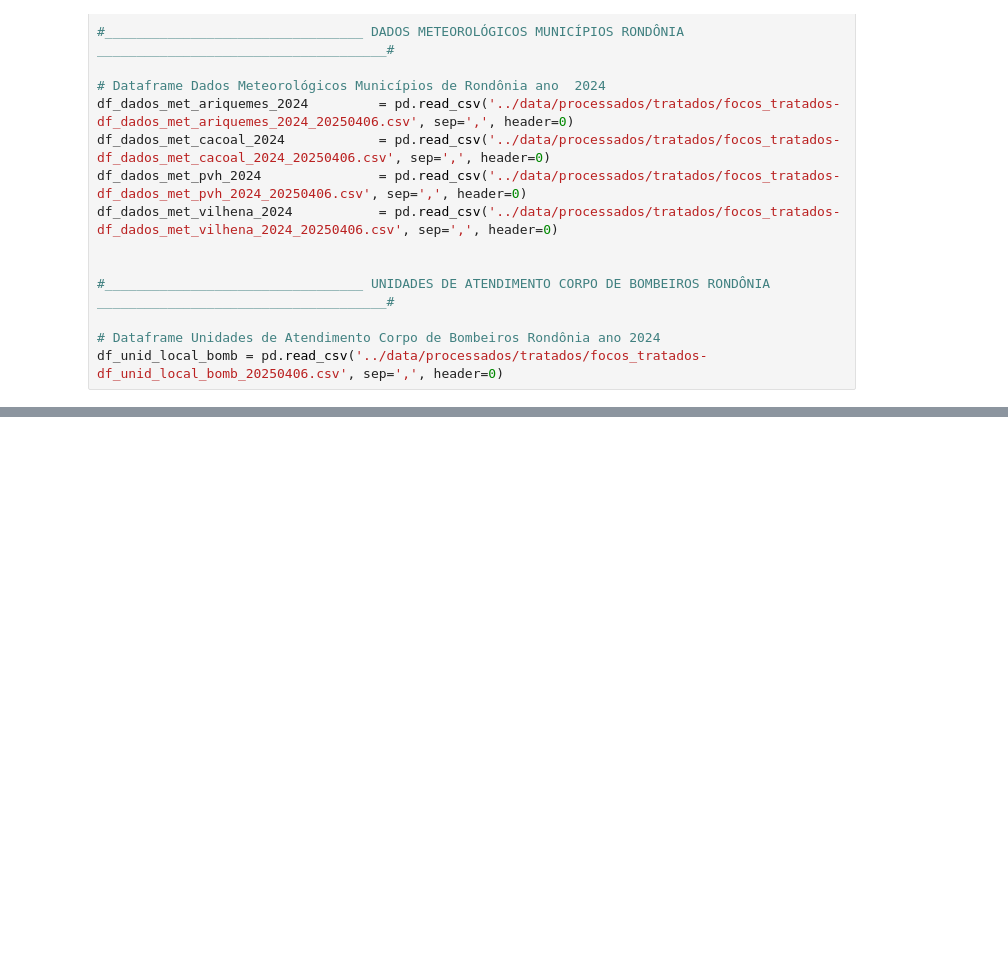
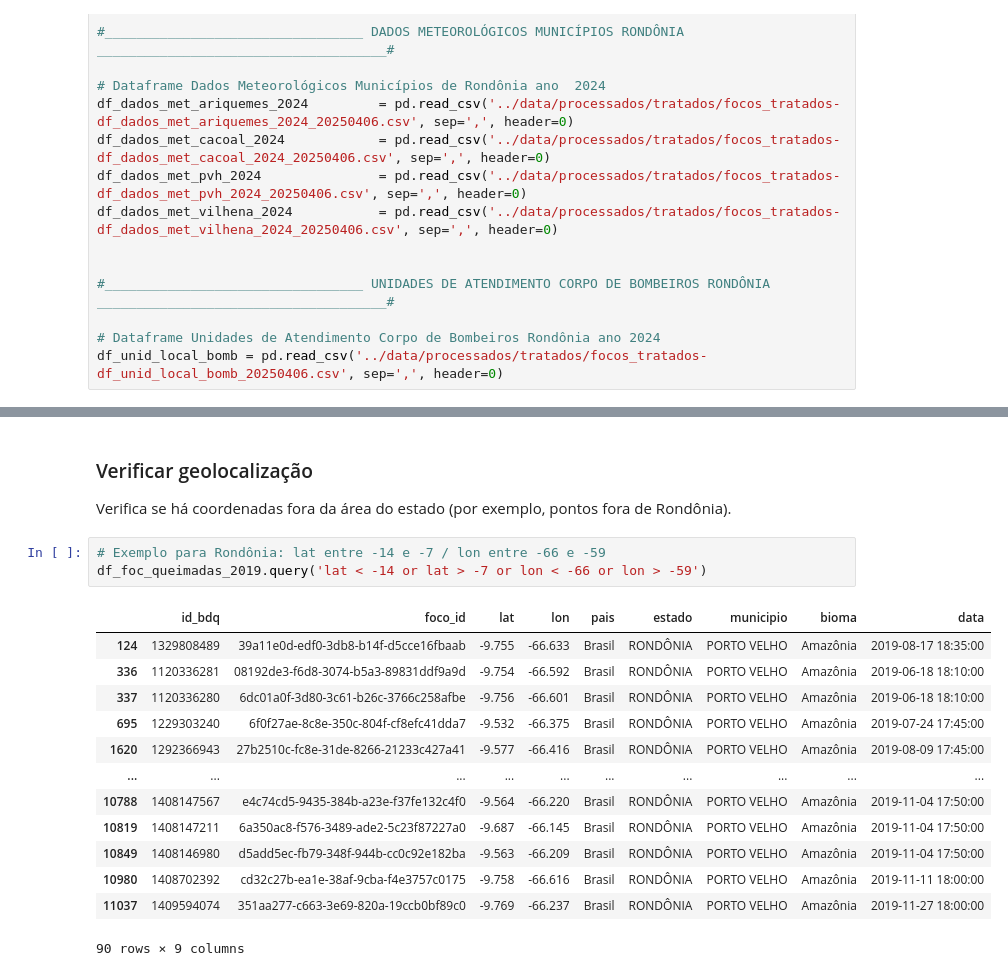
Before and after one commit to 6xAs/sentinela-ambiental, a Jupyter notebook: Notebooks/3_analise_exploratoria_EDA.ipynb, the cells around one changed output, grey strips where cells are left out. Cells and saved outputs as stored; diff of their text form; blank space fills up the shorter version.

```diff
--- a/Notebooks/3_analise_exploratoria_EDA.ipynb
+++ b/Notebooks/3_analise_exploratoria_EDA.ipynb
@@ -87,0 +110,20 @@ ___
+# %% [markdown]
+### Verificar geolocalização
+Verifica se há coordenadas fora da área do estado (por exemplo, pontos fora de Rondônia).
+# %%
+# Exemplo para Rondônia: lat entre -14 e -7 / lon entre -66 e -59
+df_foc_queimadas_2019.query('lat < -14 or lat > -7 or lon < -66 or lon > -59')
+# %% [output]
+|  | id_bdq | foco_id | lat | lon | pais | estado | municipio | bioma | data |
+| 124 | 1329808489 | 39a11e0d-edf0-3db8-b14f-d5cce16fbaab | -9.755 | -66.633 | Brasil | RONDÔNIA | PORTO VELHO | Amazônia | 2019-08-17 18:35:00 |
+| 336 | 1120336281 | 08192de3-f6d8-3074-b5a3-89831ddf9a9d | -9.754 | -66.592 | Brasil | RONDÔNIA | PORTO VELHO | Amazônia | 2019-06-18 18:10:00 |
+| 337 | 1120336280 | 6dc01a0f-3d80-3c61-b26c-3766c258afbe | -9.756 | -66.601 | Brasil | RONDÔNIA | PORTO VELHO | Amazônia | 2019-06-18 18:10:00 |
+| 695 | 1229303240 | 6f0f27ae-8c8e-350c-804f-cf8efc41dda7 | -9.532 | -66.375 | Brasil | RONDÔNIA | PORTO VELHO | Amazônia | 2019-07-24 17:45:00 |
+| 1620 | 1292366943 | 27b2510c-fc8e-31de-8266-21233c427a41 | -9.577 | -66.416 | Brasil | RONDÔNIA | PORTO VELHO | Amazônia | 2019-08-09 17:45:00 |
+| ... | ... | ... | ... | ... | ... | ... | ... | ... | ... |
+| 10788 | 1408147567 | e4c74cd5-9435-384b-a23e-f37fe132c4f0 | -9.564 | -66.220 | Brasil | RONDÔNIA | PORTO VELHO | Amazônia | 2019-11-04 17:50:00 |
+| 10819 | 1408147211 | 6a350ac8-f576-3489-ade2-5c23f87227a0 | -9.687 | -66.145 | Brasil | RONDÔNIA | PORTO VELHO | Amazônia | 2019-11-04 17:50:00 |
+| 10849 | 1408146980 | d5add5ec-fb79-348f-944b-cc0c92e182ba | -9.563 | -66.209 | Brasil | RONDÔNIA | PORTO VELHO | Amazônia | 2019-11-04 17:50:00 |
+| 10980 | 1408702392 | cd32c27b-ea1e-38af-9cba-f4e3757c0175 | -9.758 | -66.616 | Brasil | RONDÔNIA | PORTO VELHO | Amazônia | 2019-11-11 18:00:00 |
+| 11037 | 1409594074 | 351aa277-c663-3e69-820a-19ccb0bf89c0 | -9.769 | -66.237 | Brasil | RONDÔNIA | PORTO VELHO | Amazônia | 2019-11-27 18:00:00 |
+90 rows × 9 columns
```
Also changed, not shown: parts of 17 cells of this notebook, 2 other files.
